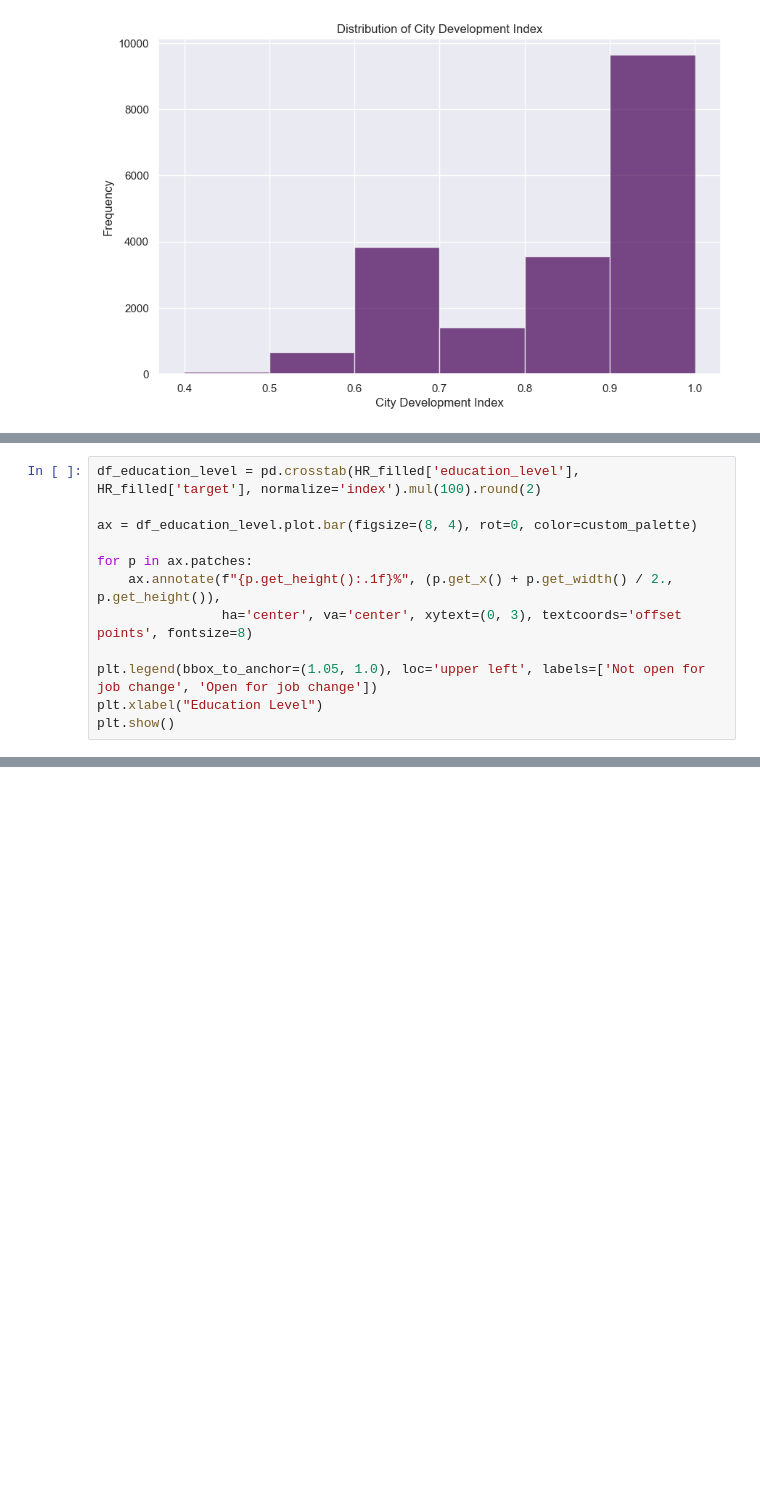
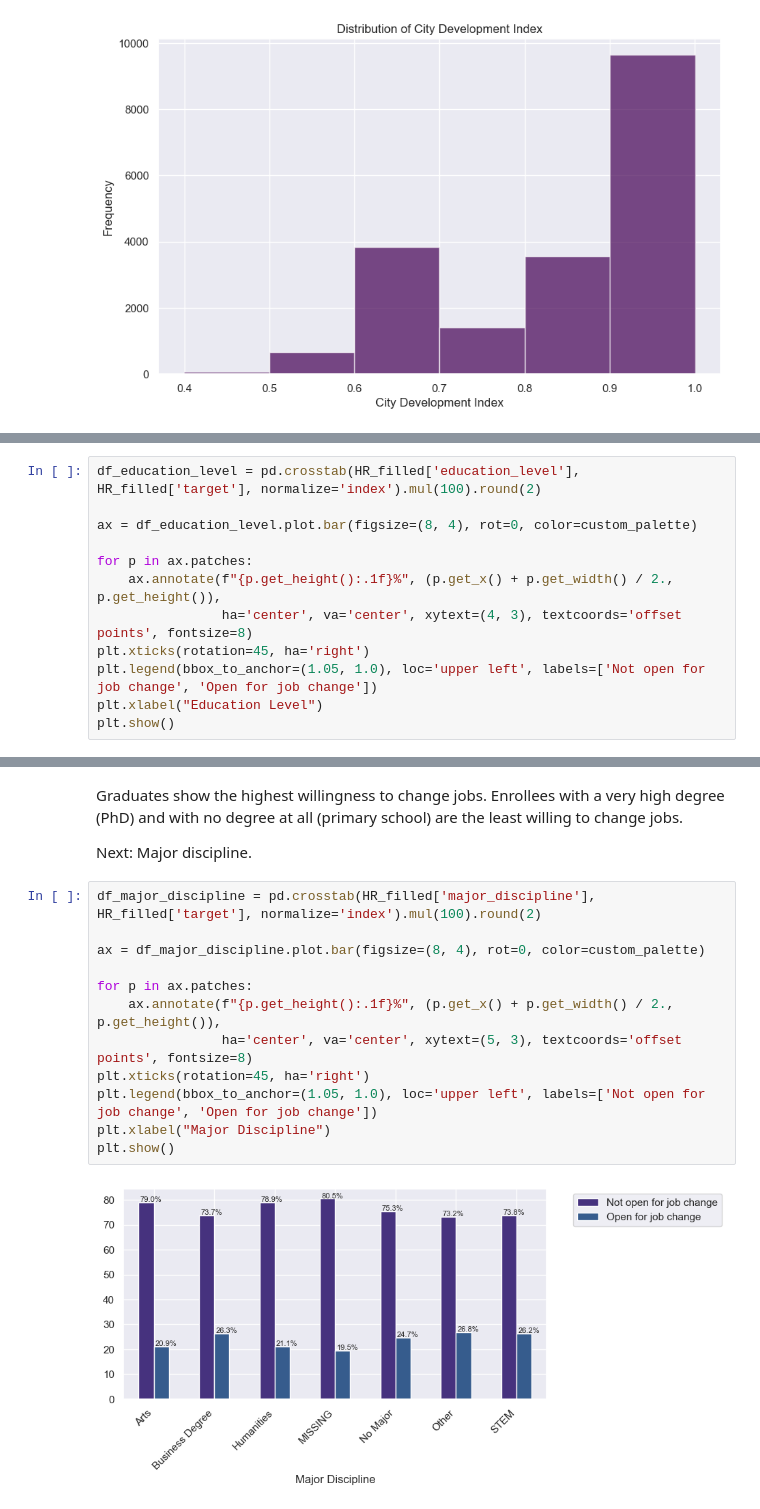
Before and after one commit to scheinmensch/HR-Analytics, a Jupyter notebook: EDA.ipynb, the cells around one changed output, grey strips where cells are left out. Cells and saved outputs as stored; diff of their text form; blank space fills up the shorter version.

Commit message:
EDA: relationships finished, ready for next step: clustering"

```diff
--- a/EDA.ipynb
+++ b/EDA.ipynb
@@ -516,8 +524,8 @@ ax = df_education_level.plot.bar(figsize=(8, 4), rot=0, color=custom_palette)
 
 for p in ax.patches:
     ax.annotate(f"{p.get_height():.1f}%", (p.get_x() + p.get_width() / 2., p.get_height()),
-                ha='center', va='center', xytext=(0, 3), textcoords='offset points', fontsize=8)
-
+                ha='center', va='center', xytext=(4, 3), textcoords='offset points', fontsize=8)
+plt.xticks(rotation=45, ha='right')
 plt.legend(bbox_to_anchor=(1.05, 1.0), loc='upper left', labels=['Not open for job change', 'Open for job change'])
 plt.xlabel("Education Level")
 plt.show()
@@ -525,0 +534,18 @@ plt.show()
+# %% [markdown]
+Graduates show the highest willingness to change jobs. Enrollees with a very high degree (PhD) and with no degree at all (primary school) are the least willing to change jobs.
+
+Next: Major discipline.
+# %%
+df_major_discipline = pd.crosstab(HR_filled['major_discipline'], HR_filled['target'], normalize='index').mul(100).round(2)
+
+ax = df_major_discipline.plot.bar(figsize=(8, 4), rot=0, color=custom_palette)
+
+for p in ax.patches:
+    ax.annotate(f"{p.get_height():.1f}%", (p.get_x() + p.get_width() / 2., p.get_height()),
+                ha='center', va='center', xytext=(5, 3), textcoords='offset points', fontsize=8)
+plt.xticks(rotation=45, ha='right')
+plt.legend(bbox_to_anchor=(1.05, 1.0), loc='upper left', labels=['Not open for job change', 'Open for job change'])
+plt.xlabel("Major Discipline")
+plt.show()
+# %% [output]
+[figure, added]
```
Also changed, not shown: parts of 21 cells of this notebook.
